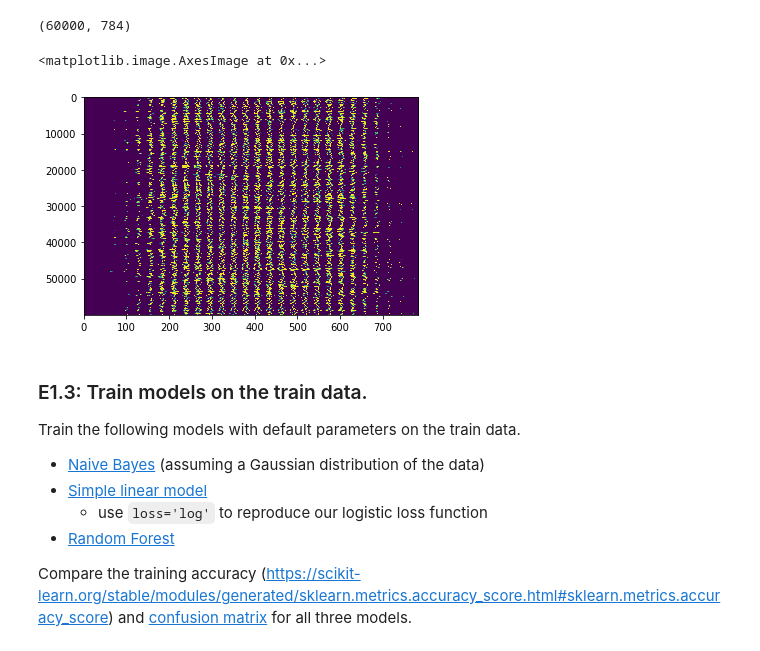
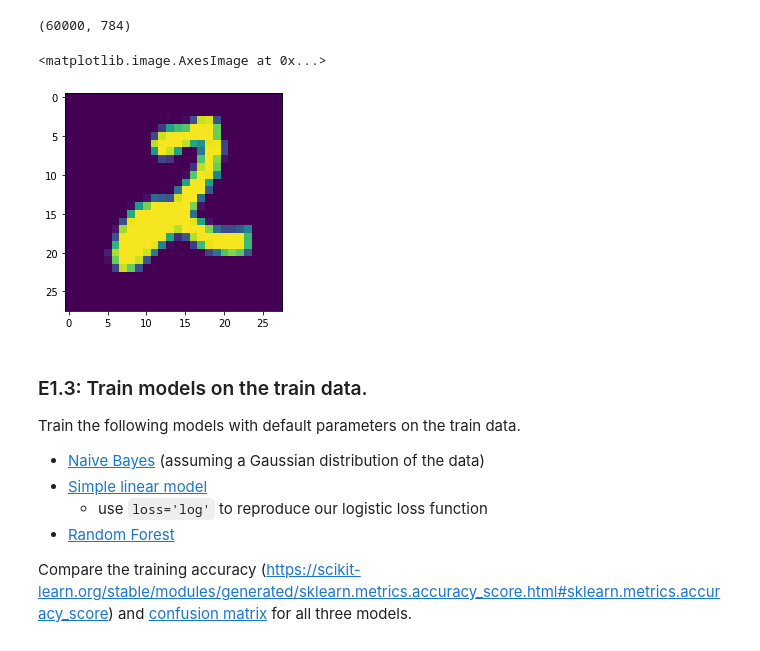
Before and after one commit to FabioCoder/DataScienceSS20, a Jupyter notebook: Exercises/5_a_Classification.ipynb, the cells around one changed output. Drawn from its saved outputs; the diff is of its cells as text; code cells hidden in the pictures.

```diff
--- a/Exercises/5_a_Classification.ipynb
+++ b/Exercises/5_a_Classification.ipynb
@@ -35,11 +35,11 @@ import sklearn.model_selection
 np.shape(X_train)
 # %% [output]
 (60000, 784)
-# %%
-plt.imshow(X_train,interpolation='nearest', aspect='auto' )
-# %% [output]
-<matplotlib.image.AxesImage at 0x...>
-[figure, removed]
+# %%
+plt.imshow(np.reshape(X_train[500,:],(28,28)))
+# %% [output]
+<matplotlib.image.AxesImage at 0x...>
+[figure, added]
 # %% [markdown]
 ### E1.3: Train models on the train data.
 Train the following models with default parameters on the train data.
```
Also changed, not shown: parts of 7 cells of this notebook, 1 other file.
